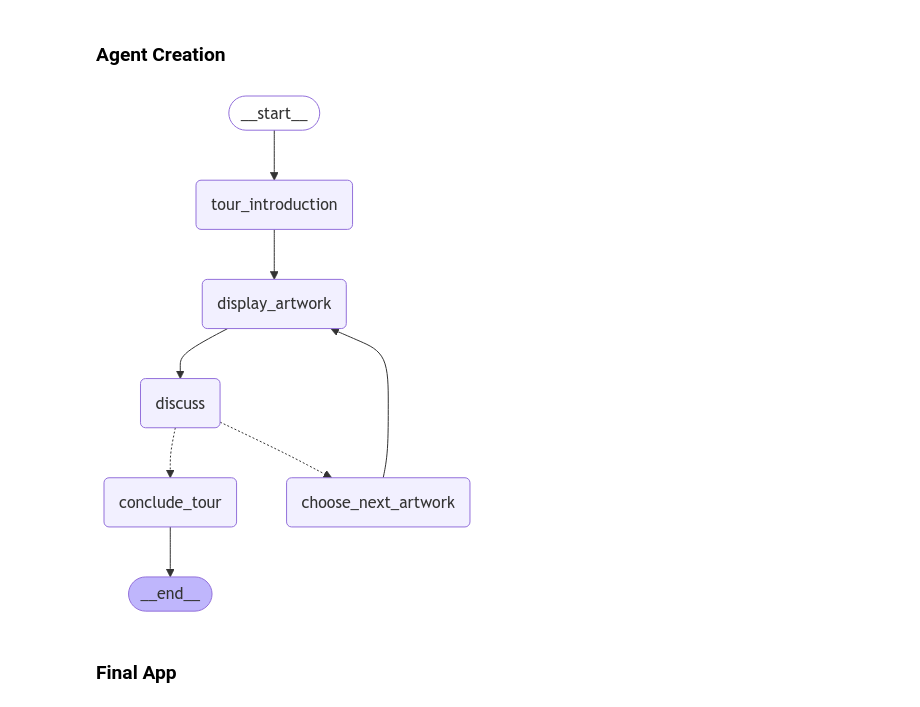
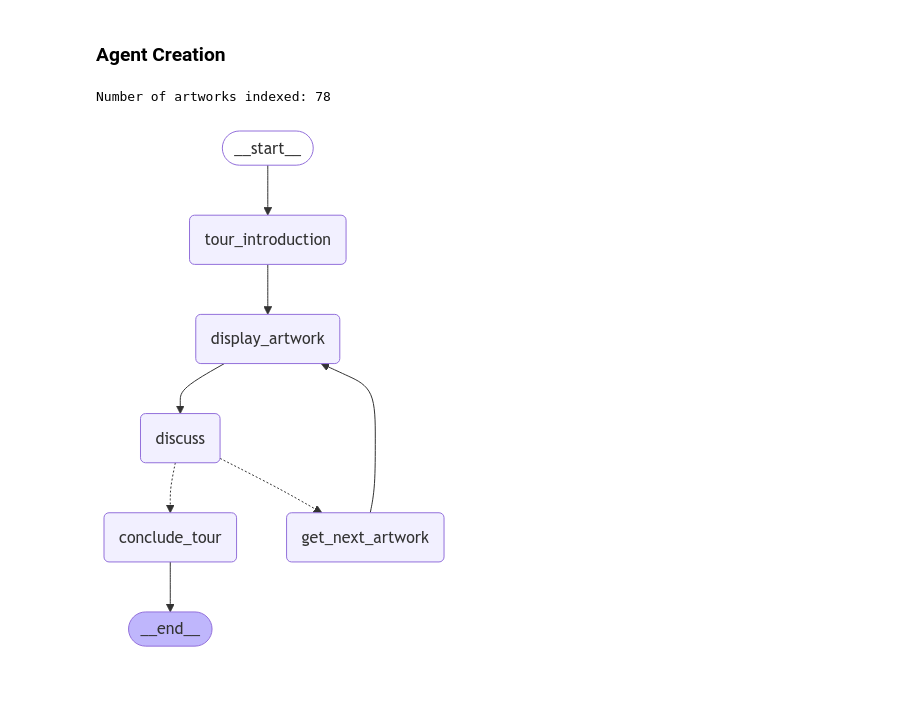
Before and after one commit to NirDiamant/GenAI_Agents, a Jupyter notebook: all_agents_tutorials/art_agent.ipynb, the cells around one changed output. Drawn from its saved outputs; the diff is of its cells as text; code cells hidden in the pictures.

```diff
--- a/all_agents_tutorials/art_agent.ipynb
+++ b/all_agents_tutorials/art_agent.ipynb
@@ -203,7 +198,7 @@ def get_artwork_url_from_name(state: ArtTourState):
     prompt = f"""
     What is the Wikiart URL for this artwork: {artwork_name}
 
-    Return only the wikiart url in plain text.
+    Return only the wikiart url in plain text. Do not include any other text. URL only.
     """
     return {"artwork_url": rag.query(prompt, param=QueryParam(mode="hybrid"))}
 # %%
@@ -274,13 +268,15 @@ def get_next_artwork(state: ArtTourState):
 with open('./data/artinfo.json', 'r') as f:
     art_json = json.load(f)
 artworks = [art_info.split('\n')[2].split(': ')[1] for art_info in art_json['info']]
-
+print("Number of artworks indexed:", len(artworks))
 
 def get_random_art():
     out = {"artwork": random.sample(artworks, 1)[0]}
     art_data = describe_artwork(out)
     out.update(art_data)
     return out
+# %% [output]
+Number of artworks indexed: 78
 # %%
 tour_instructions = """
 You will be shown an artwork and a description.
@@ -312,32 +308,28 @@ def conclude_tour(state: ArtTourState):
     tour_conclusion = f"""
     Thank you for doing a tour!
     These are the artworks you viewed:
-    {"\n".join(state['past_artworks'])}
+    {", ".join(state['past_artworks'])}
 
     Here's a summary of the themes:
     {summary}
     """
+    state['header'].value = html_widget_value("Art Tour Completed")
+    state['image'].value = html_widget_value(summary)
+    state['footer'].value = html_widget_value("Thank you")
     return {'app_message': tour_conclusion}
 
 def display_artwork(state: ArtTourState):
     """
     Render the widgets
     """
-
-    state['footer'].value = html_widget_value(state['artwork_description'])
-
+    state['footer'].value = html_widget_value(state['artwork_description'] + "\n\n## Comment on the artwork.")
     state['header'].value = html_widget_value(state['artwork'])
-
     state['image'].value = image_widget_value(state['artwork_url'])
-
 
     return state
 
 
 def choose_next_artwork(state: ArtTourState):
-    # Capture user message
-    user_input = "I would like something more colorful"
-    state['art_request'] = user_input
     return get_next_artwork(state)
 
 def discuss(state: ArtTourState):
@@ -346,14 +338,17 @@ def discuss(state: ArtTourState):
     """
     while True:
         # Capture user message
-        user_input = input()
+        user_input = input("type `next` or `exit` or a comment to discuss\n")
 
         if user_input == 'next':
-            return state
+            state['art_request'] = input("Give a description of what'd you'd like to see next.")
+            return {'art_request': state['art_request']}
         if user_input == 'exit':
             state['exit'] = True
             return state
 
+
+        # Dicuss with the user
         summary = str(
             rag.query(
                 f"""
@@ -367,6 +362,8 @@ def discuss(state: ArtTourState):
                 param=QueryParam(mode="hybrid")
             )
         )
+        state['header'].value = html_widget_value(f"{state['artwork']} Discussion")
+        state['footer'].value = html_widget_value(f"{state['artwork_description']} \n## Tour Guide Response:\n {summary}")
 # %%
 from typing import Literal
 
@@ -374,39 +371,37 @@ from typing import Literal
 workflow = StateGraph(ArtTourState)
 # nodes
 workflow.add_node('tour_introduction', tour_introduction)
 workflow.add_node('display_artwork', display_artwork)
-workflow.add_node('choose_next_artwork', choose_next_artwork)
+workflow.add_node('get_next_artwork', get_next_artwork)
 
 workflow.add_node('discuss', discuss)
 workflow.add_node('conclude_tour', conclude_tour)
 
 workflow.add_edge('tour_introduction', 'display_artwork')
 workflow.add_edge('display_artwork', 'discuss')
 
-workflow.add_edge('choose_next_artwork', 'display_artwork')
+workflow.add_edge('get_next_artwork', 'display_artwork')
 workflow.add_edge('conclude_tour', END)
 
 
-def conclude_or_moreart(state: ArtTourState) -> Literal['conclude_tour', 'choose_next_artwork']:
+def conclude_or_moreart(state: ArtTourState) -> Literal['conclude_tour', 'get_next_artwork']:
     if state.get('exit'):
         return 'conclude_tour'
-    return 'choose_next_artwork'
+    return 'get_next_artwork'
 
 
 workflow.add_conditional_edges('discuss', conclude_or_moreart)
 
 workflow.set_entry_point('tour_introduction')
 app = workflow.compile()
 display(
     IPImage(
         app.get_graph().draw_mermaid_png(
             draw_method=MermaidDrawMethod.API,
         )
     )
 )
 # %% [output]
-[figure, old version]
+[figure, new version]
-# %% [markdown]
-### Final App
 # %%
 # Final User Loop
```
Also changed, not shown: parts of 11 cells of this notebook.
